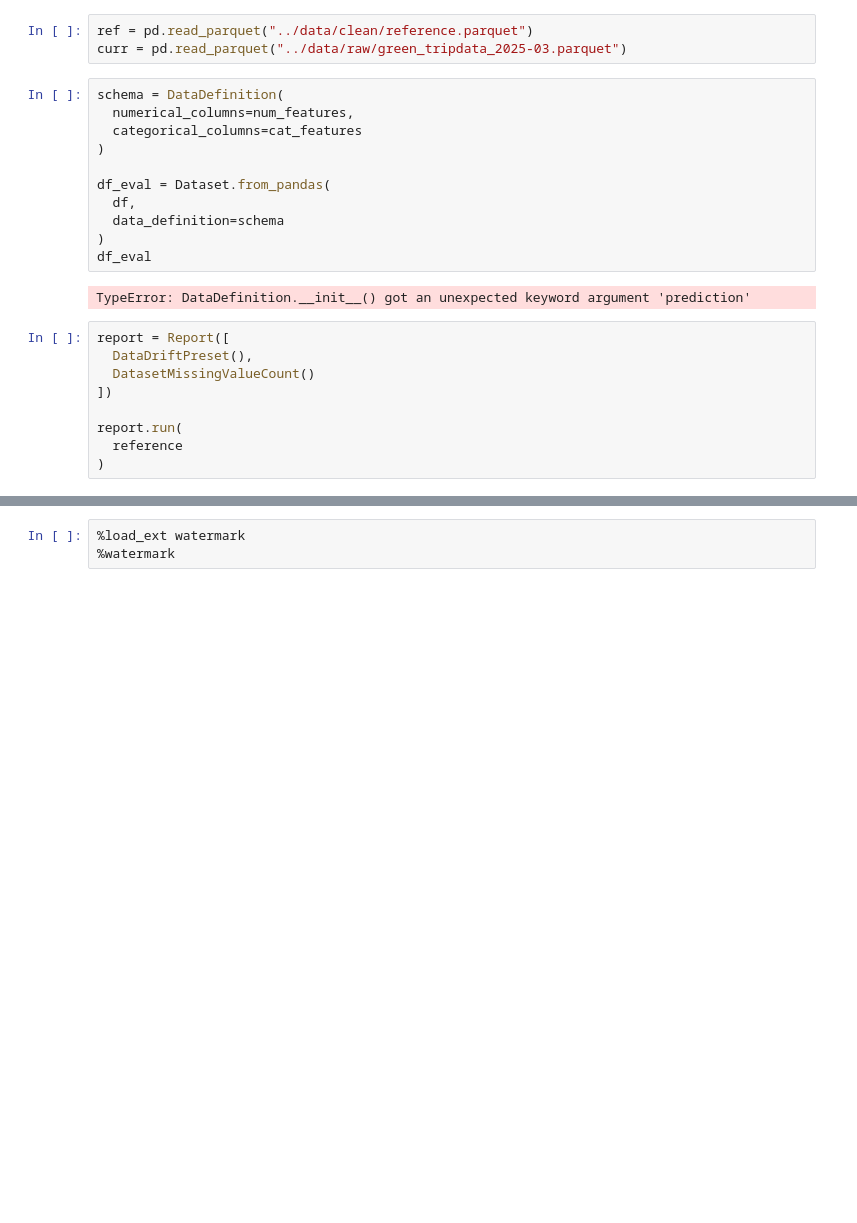
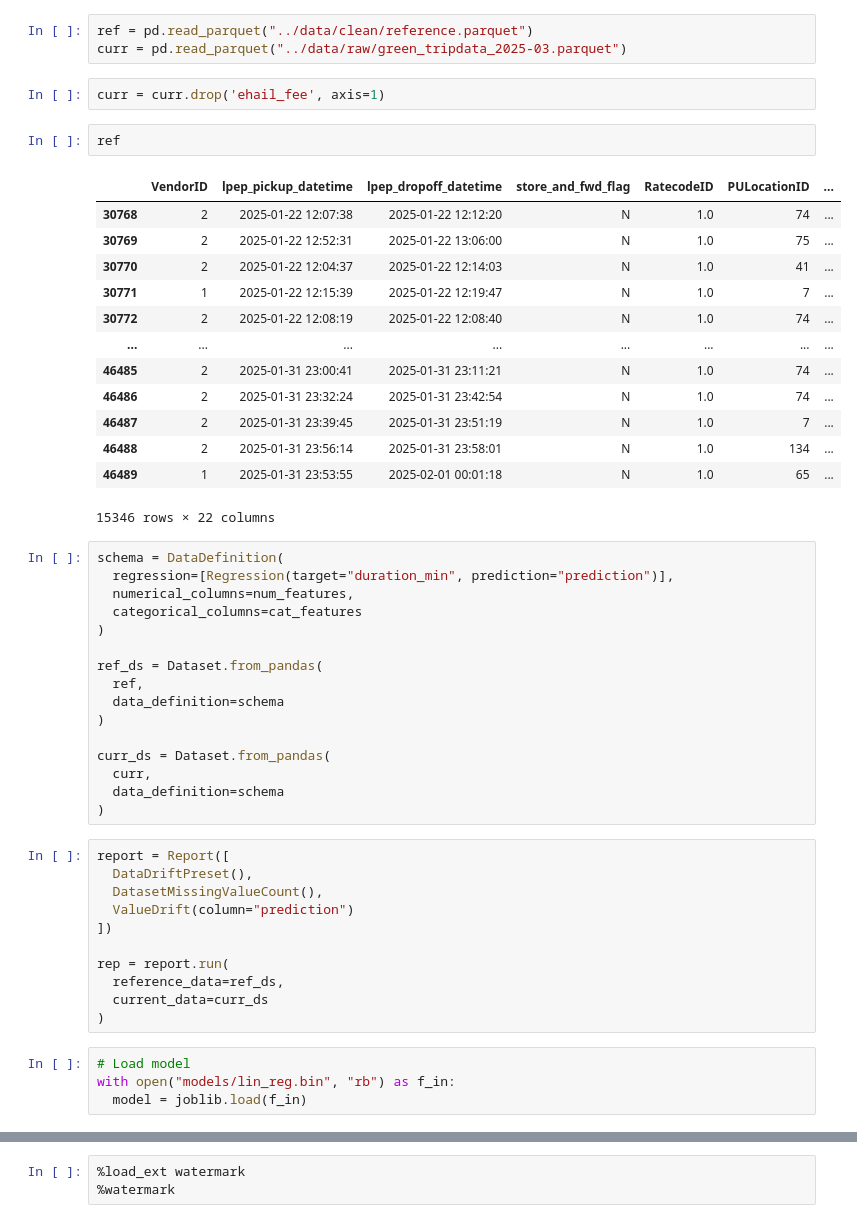
Before and after one commit to minimartzz/learning, a Jupyter notebook: mlops-zoomcamp/05-monitoring/exploration.ipynb, the cells around one changed output, grey strips where cells are left out. Drawn from its saved outputs; the diff is of its cells as text; blank space fills up the shorter version.

```diff
--- a/mlops-zoomcamp/05-monitoring/exploration.ipynb
+++ b/mlops-zoomcamp/05-monitoring/exploration.ipynb
@@ -267,25 +271,52 @@ project.dashboard.clear_dashboard()
 # %%
 ref = pd.read_parquet("../data/clean/reference.parquet")
 curr = pd.read_parquet("../data/raw/green_tripdata_2025-03.parquet")
+# %%
+curr = curr.drop('ehail_fee', axis=1)
+# %%
+ref
+# %% [output]
+|  | VendorID | lpep_pickup_datetime | lpep_dropoff_datetime | store_and_fwd_flag | RatecodeID | PULocationID | ... |
+| 30768 | 2 | 2025-01-22 12:07:38 | 2025-01-22 12:12:20 | N | 1.0 | 74 | ... |
+| 30769 | 2 | 2025-01-22 12:52:31 | 2025-01-22 13:06:00 | N | 1.0 | 75 | ... |
+| 30770 | 2 | 2025-01-22 12:04:37 | 2025-01-22 12:14:03 | N | 1.0 | 41 | ... |
+| 30771 | 1 | 2025-01-22 12:15:39 | 2025-01-22 12:19:47 | N | 1.0 | 7 | ... |
+| 30772 | 2 | 2025-01-22 12:08:19 | 2025-01-22 12:08:40 | N | 1.0 | 74 | ... |
+| ... | ... | ... | ... | ... | ... | ... | ... |
+| 46485 | 2 | 2025-01-31 23:00:41 | 2025-01-31 23:11:21 | N | 1.0 | 74 | ... |
+| 46486 | 2 | 2025-01-31 23:32:24 | 2025-01-31 23:42:54 | N | 1.0 | 74 | ... |
+| 46487 | 2 | 2025-01-31 23:39:45 | 2025-01-31 23:51:19 | N | 1.0 | 7 | ... |
+| 46488 | 2 | 2025-01-31 23:56:14 | 2025-01-31 23:58:01 | N | 1.0 | 134 | ... |
+| 46489 | 1 | 2025-01-31 23:53:55 | 2025-02-01 00:01:18 | N | 1.0 | 65 | ... |
+15346 rows × 22 columns
 # %%
 schema = DataDefinition(
+  regression=[Regression(target="duration_min", prediction="prediction")],
   numerical_columns=num_features,
   categorical_columns=cat_features
 )
 
-df_eval = Dataset.from_pandas(
-  df,
+ref_ds = Dataset.from_pandas(
+  ref,
   data_definition=schema
 )
-df_eval
+
+curr_ds = Dataset.from_pandas(
+  curr,
+  data_definition=schema
+)
-# %% [output]
-TypeError: DataDefinition.__init__() got an unexpected keyword argument 'prediction'
 # %%
 report = Report([
   DataDriftPreset(),
-  DatasetMissingValueCount()
+  DatasetMissingValueCount(),
+  ValueDrift(column="prediction")
 ])
 
-report.run(
-  reference
+rep = report.run(
+  reference_data=ref_ds,
+  current_data=curr_ds
 )
+# %%
+# Load model
+with open("models/lin_reg.bin", "rb") as f_in:
+  model = joblib.load(f_in)
```
Also changed, not shown: parts of 5 cells of this notebook, 4 other files.
